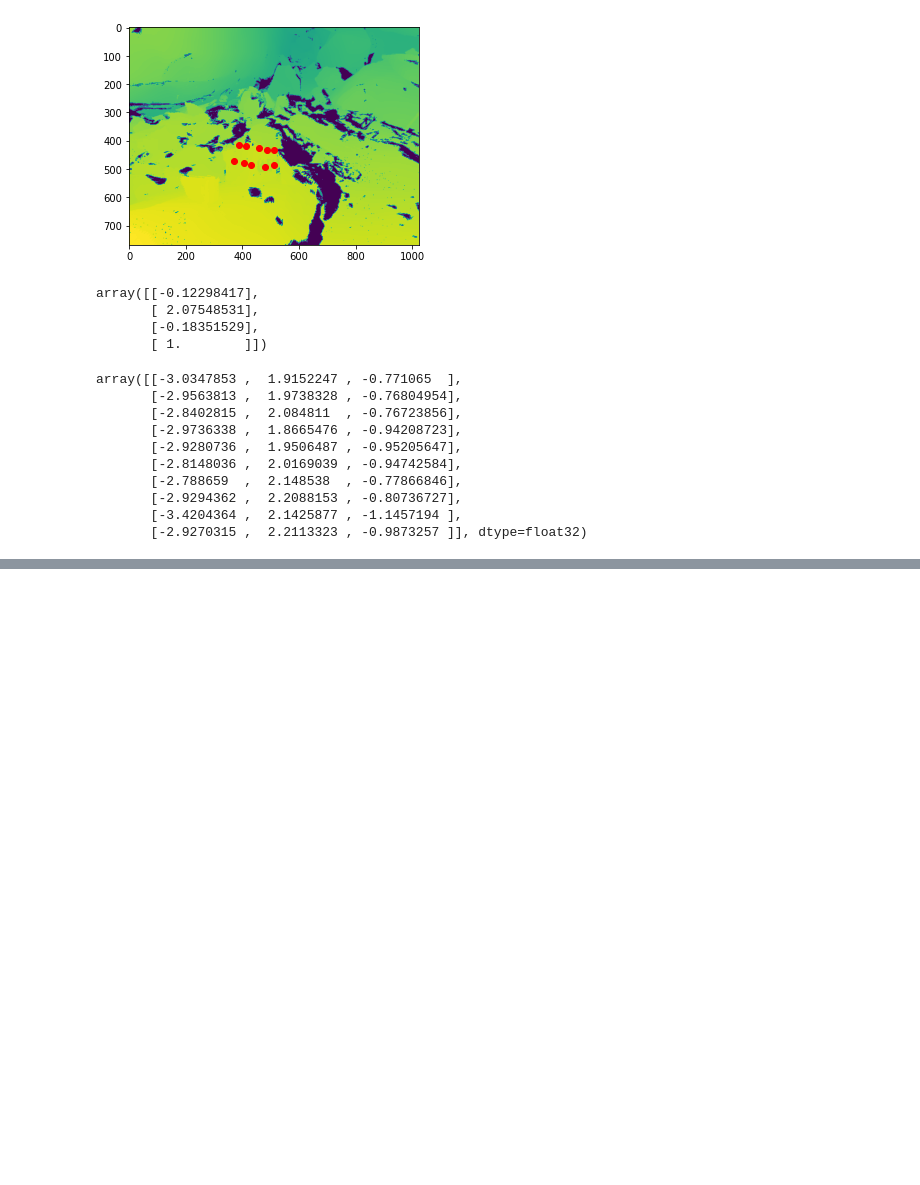
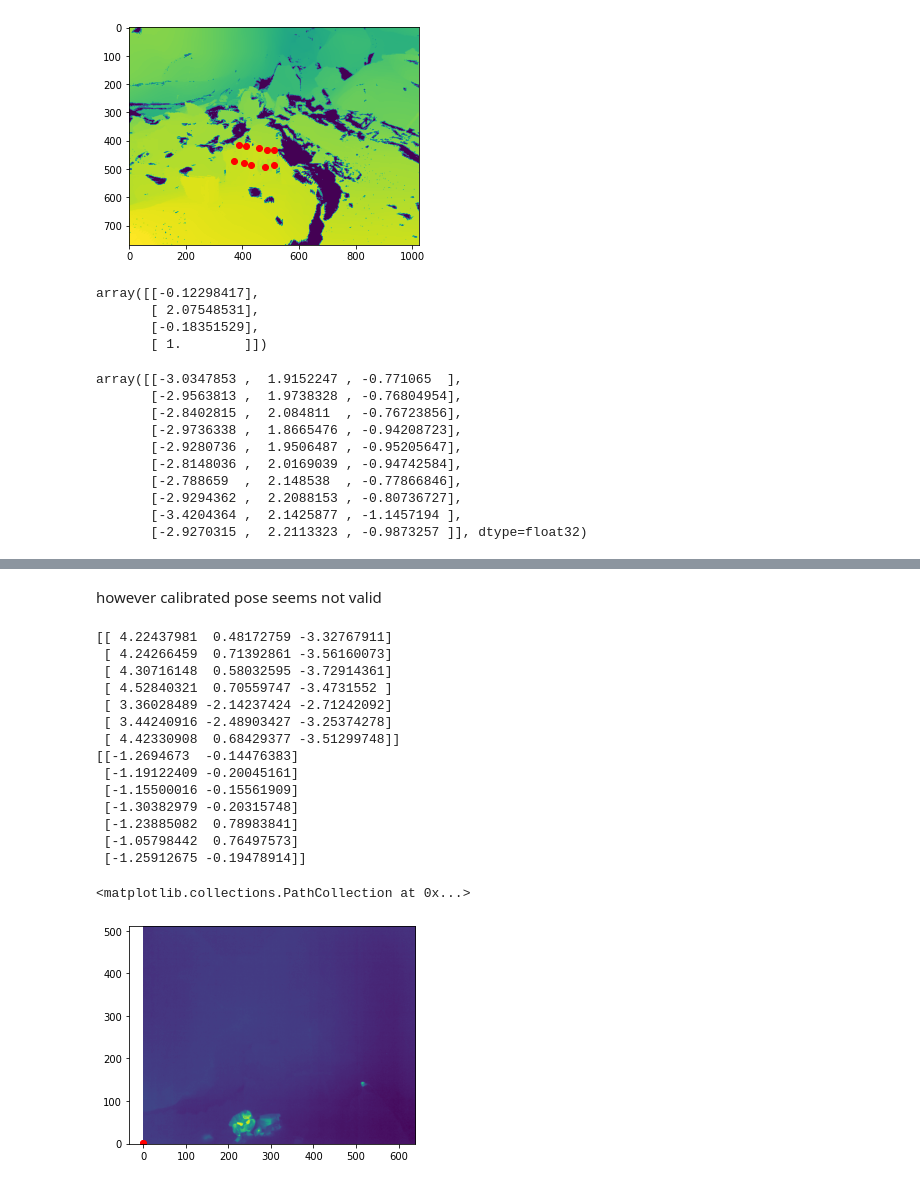
Before and after one commit to ushichka/dmcp, a Jupyter notebook: notebooks/pick_ground_truth_points.ipynb, the cells around one changed output, grey strips where cells are left out. Drawn from its saved outputs; the diff is of its cells as text; code cells hidden in the pictures; blank space fills up the shorter version.

```diff
--- a/notebooks/pick_ground_truth_points.ipynb
+++ b/notebooks/pick_ground_truth_points.ipynb
@@ -131,0 +141,6 @@ array([[-5.6203704 ,  1.3409638 ,  0.8446896 ],
+# %%
+from src.pycv.perspective import solve_PnP
+P_calib = solve_PnP(cps_world, cps[:,:2], imK)
+
+print("solve pnp calib")
+la.null_space(P_calib) / la.null_space(P_calib)[-1]
@@ -131,0 +175,27 @@ array([[-5.6203704 ,  1.3409638 ,  0.8446896 ],
+# %% [markdown]
+however calibrated pose seems not valid
+# %%
+
+reprojs = P_calib @ p_world_hat.T
+reprojs = reprojs.T
+reprojs = np.array([ reprojs[:,0] / reprojs[:,-1], reprojs[:,1] / reprojs[:,-1]  ]).T
+
+plt.imshow(imIm, origin="lower")
+plt.scatter(reprojs[:,0],reprojs[:,1],color="red")
+# %% [output]
+[[ 4.22437981  0.48172759 -3.32767911]
+ [ 4.24266459  0.71392861 -3.56160073]
+ [ 4.30716148  0.58032595 -3.72914361]
+ [ 4.52840321  0.70559747 -3.4731552 ]
+ [ 3.36028489 -2.14237424 -2.71242092]
+ [ 3.44240916 -2.48903427 -3.25374278]
+ [ 4.42330908  0.68429377 -3.51299748]]
+[[-1.2694673  -0.14476383]
+ [-1.19122409 -0.20045161]
+ [-1.15500016 -0.15561909]
+ [-1.30382979 -0.20315748]
+ [-1.23885082  0.78983841]
+ [-1.05798442  0.76497573]
+ [-1.25912675 -0.19478914]]
+<matplotlib.collections.PathCollection at 0x...>
+[figure, added]
```
Also changed, not shown: parts of 10 cells of this notebook, 2 other files.
